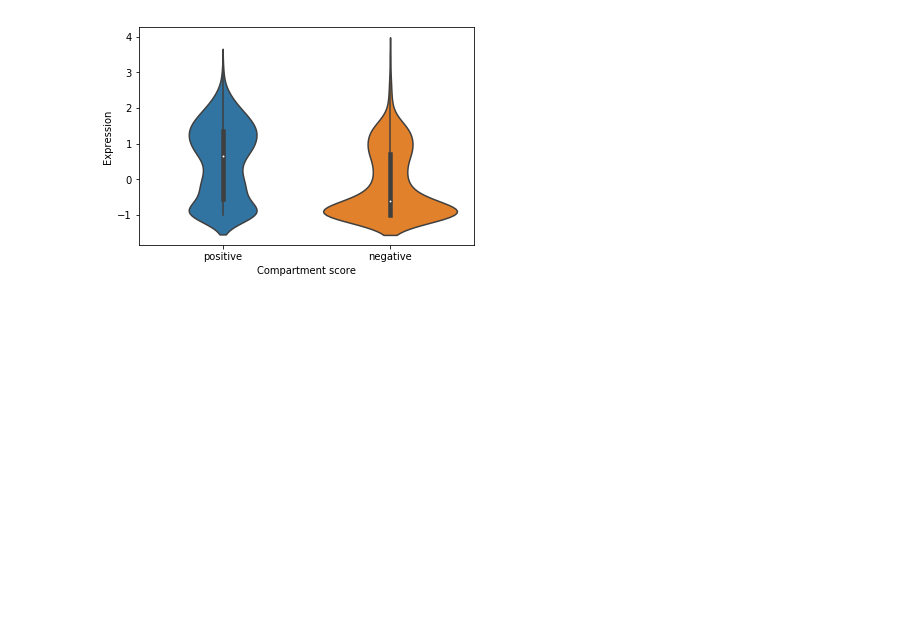
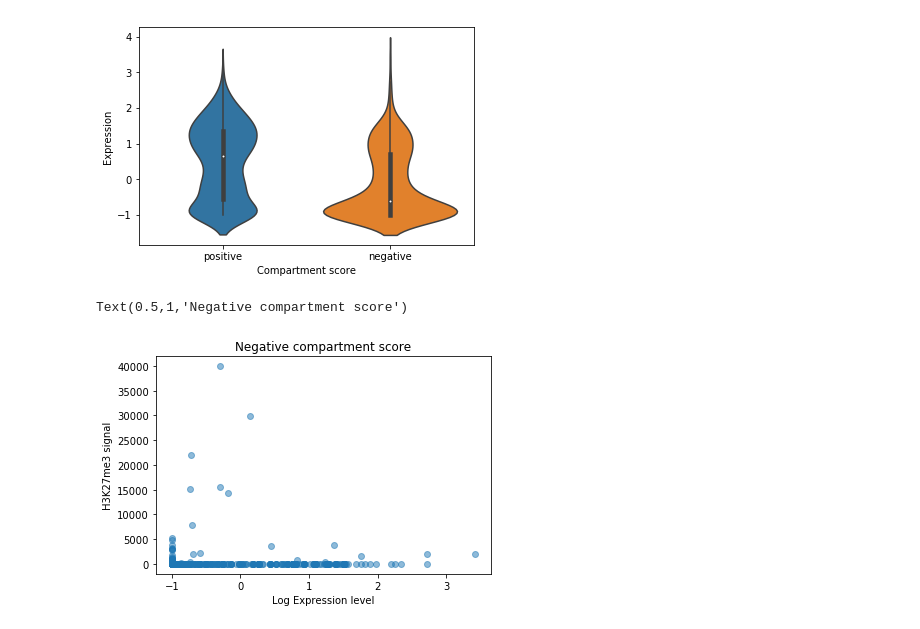
Before and after one commit to fzxliu/qbb2020-answers, a Jupyter notebook: lab-week11/hw-lab-week11.ipynb, the cells around one changed output. Drawn from its saved outputs; the diff is of its cells as text; code cells hidden in the pictures; blank space fills up the shorter version.

```diff
--- a/lab-week11/hw-lab-week11.ipynb
+++ b/lab-week11/hw-lab-week11.ipynb
@@ -45,10 +45,10 @@ for line in chr13_score:
         exp_negscore.append(float(line.split()[4]))
     if float(line.split()[-1])>=0:
         exp_posscore.append(float(line.split()[4]))
-exp_posscore=list(np.asarray(exp_posscore) + 0.1)
-exp_negscore=list(np.asarray(exp_negscore) + 0.1)
-log_exp_pos=np.log10(exp_posscore)
-log_exp_neg=np.log10(exp_negscore)
+exp_posscore01=list(np.asarray(exp_posscore) + 0.1)
+exp_negscore01=list(np.asarray(exp_negscore) + 0.1)
+log_exp_pos=np.log10(exp_posscore01)
+log_exp_neg=np.log10(exp_negscore01)
 # %%
 import pandas as pd
 df_pos=pd.DataFrame({"Expression": log_exp_pos})
@@ -61,3 +61,36 @@ df_exp=pd.concat([df_pos, df_neg])
 ax=sns.violinplot('Compartment score', 'Expression', data=df_exp)
 # %% [output]
 [figure]
+# %%
+import pyBigWig
+bw = pyBigWig.open('data/WT_H3K27me3.bw')
+# %%
+del line
+del chr13_score
+
+rep_neg=[]
+rep_pos=[]
+chr13_score=open('chr13_compartment.bed', 'r')
+for line in chr13_score:
+    if float(line.split()[-1])<0:
+        rep_neg.append((bw.stats('chr13', int(line.split()[1]), int(line.split()[2]), type='sum'))[0])
+    if float(line.split()[-1])>=0:
+        rep_pos.append((bw.stats('chr13', int(line.split()[1]), int(line.split()[2]), type='sum'))[0])
+# %%
+# replace "None" in the H3K27me3 data with 0
+for n, v in enumerate(rep_neg):
+    if v==None:
+        rep_neg[n]=0
+
+
+for n, v in enumerate(rep_pos):
+    if v==None:
+        rep_pos[n]=0
+# %%
+plt.scatter(log_exp_neg, rep_neg, alpha=0.5)
+plt.xlabel('Log Expression level')
+plt.ylabel('H3K27me3 signal')
+plt.title('Negative compartment score')
+# %% [output]
+Text(0.5,1,'Negative compartment score')
+[figure, added]
```
Also changed, not shown: parts of 1 cell of this notebook.
